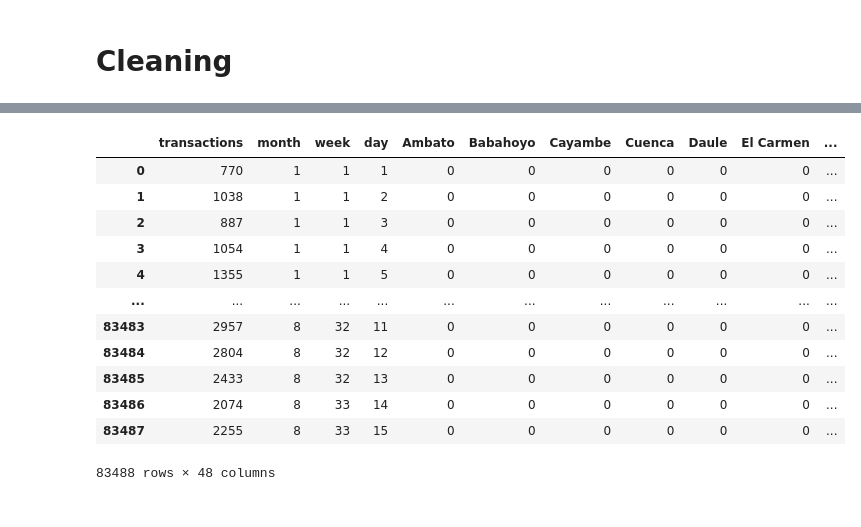
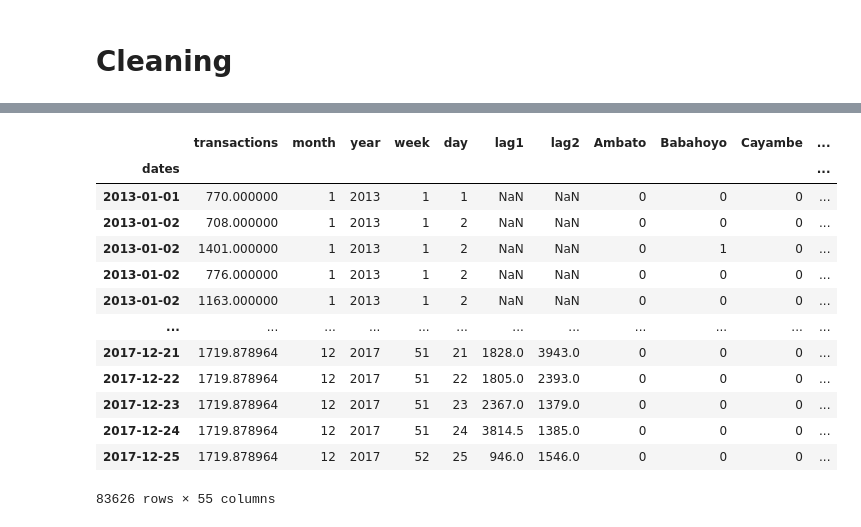
Before and after one commit to Amiromar1/DS-CHALLENGE, a Jupyter notebook: DS-1.ipynb, the cells around one changed output, grey strips where cells are left out. Cells and saved outputs as stored; diff of their text form; code cells hidden in the pictures.

```diff
--- a/DS-1.ipynb
+++ b/DS-1.ipynb
@@ -76,0 +112,8 @@ stores[stores['year'] == 2017].tail(400)
+# %%
+stores = stores.interpolate(method ='linear')
+stores['city'] = stores['city'].interpolate(method ='ffill')
+stores['state'] = stores['state'].interpolate(method ='ffill')
+stores['type'] = stores['type'].interpolate(method ='ffill')
+
+stores['transactions'].isna().sum()
+stores
@@ -244,7 +323,6 @@ Text(0.5, 1.0, 'Transactions by type')
 # %%
 target = stores['transactions']
 stores = stores.drop('transactions', axis = 1)
-stores = stores.drop('date', axis=1)
 stores = stores.drop('store_nbr', axis=1)
 
 stores = pd.concat([target, stores], axis = 1)
@@ -266,31 +345,30 @@ stores
+# %%
+target_map = stores['transactions'].to_dict()
+stores['lag1'] = (stores.index - pd.Timedelta('364 days')).map(target_map)
+stores['lag2'] = (stores.index - pd.Timedelta('728 days')).map(target_map)
 # %%
 city = pd.get_dummies(stores['city'])
-#states = pd.get_dummies(stores['state'])
 types = pd.get_dummies(stores['type'])
-#month = pd.get_dummies(stores['month'])
-#year = pd.get_dummies(stores['year'])
 cluster = pd.get_dummies(stores['cluster'])
 
 stores = pd.concat([stores, city], axis=1)
-#stores = pd.concat([stores, states], axis=1)
 stores = pd.concat([stores, types], axis=1)
-#stores = pd.concat([stores, month], axis=1)
-#stores = pd.concat([stores, year], axis=1)
 stores = pd.concat([stores, cluster], axis=1)
 
-stores = stores.drop(['city', 'state', 'type', 'cluster', 'year'], axis=1)
+stores = stores.drop(['city', 'state', 'type', 'cluster', 'cities'], axis=1)
 stores
 # %% [output]
-|  | transactions | month | week | day | Ambato | Babahoyo | Cayambe | Cuenca | Daule | El Carmen | ... |
-| 0 | 770 | 1 | 1 | 1 | 0 | 0 | 0 | 0 | 0 | 0 | ... |
-| 1 | 1038 | 1 | 1 | 2 | 0 | 0 | 0 | 0 | 0 | 0 | ... |
-| 2 | 887 | 1 | 1 | 3 | 0 | 0 | 0 | 0 | 0 | 0 | ... |
-| 3 | 1054 | 1 | 1 | 4 | 0 | 0 | 0 | 0 | 0 | 0 | ... |
-| 4 | 1355 | 1 | 1 | 5 | 0 | 0 | 0 | 0 | 0 | 0 | ... |
+|  | transactions | month | year | week | day | lag1 | lag2 | Ambato | Babahoyo | Cayambe | ... |
+| dates |  |  |  |  |  |  |  |  |  |  | ... |
+| 2013-01-01 | 770.000000 | 1 | 2013 | 1 | 1 | NaN | NaN | 0 | 0 | 0 | ... |
+| 2013-01-02 | 708.000000 | 1 | 2013 | 1 | 2 | NaN | NaN | 0 | 0 | 0 | ... |
+| 2013-01-02 | 1401.000000 | 1 | 2013 | 1 | 2 | NaN | NaN | 0 | 1 | 0 | ... |
+| 2013-01-02 | 776.000000 | 1 | 2013 | 1 | 2 | NaN | NaN | 0 | 0 | 0 | ... |
+| 2013-01-02 | 1163.000000 | 1 | 2013 | 1 | 2 | NaN | NaN | 0 | 0 | 0 | ... |
 | ... | ... | ... | ... | ... | ... | ... | ... | ... | ... | ... | ... |
-| 83483 | 2957 | 8 | 32 | 11 | 0 | 0 | 0 | 0 | 0 | 0 | ... |
-| 83484 | 2804 | 8 | 32 | 12 | 0 | 0 | 0 | 0 | 0 | 0 | ... |
-| 83485 | 2433 | 8 | 32 | 13 | 0 | 0 | 0 | 0 | 0 | 0 | ... |
-| 83486 | 2074 | 8 | 33 | 14 | 0 | 0 | 0 | 0 | 0 | 0 | ... |
-| 83487 | 2255 | 8 | 33 | 15 | 0 | 0 | 0 | 0 | 0 | 0 | ... |
+| 2017-12-21 | 1719.878964 | 12 | 2017 | 51 | 21 | 1828.0 | 3943.0 | 0 | 0 | 0 | ... |
+| 2017-12-22 | 1719.878964 | 12 | 2017 | 51 | 22 | 1805.0 | 2393.0 | 0 | 0 | 0 | ... |
+| 2017-12-23 | 1719.878964 | 12 | 2017 | 51 | 23 | 2367.0 | 1379.0 | 0 | 0 | 0 | ... |
+| 2017-12-24 | 1719.878964 | 12 | 2017 | 51 | 24 | 3814.5 | 1385.0 | 0 | 0 | 0 | ... |
+| 2017-12-25 | 1719.878964 | 12 | 2017 | 52 | 25 | 946.0 | 1546.0 | 0 | 0 | 0 | ... |
-83488 rows × 48 columns
+83626 rows × 55 columns
```
Also changed, not shown: parts of 35 cells of this notebook.
